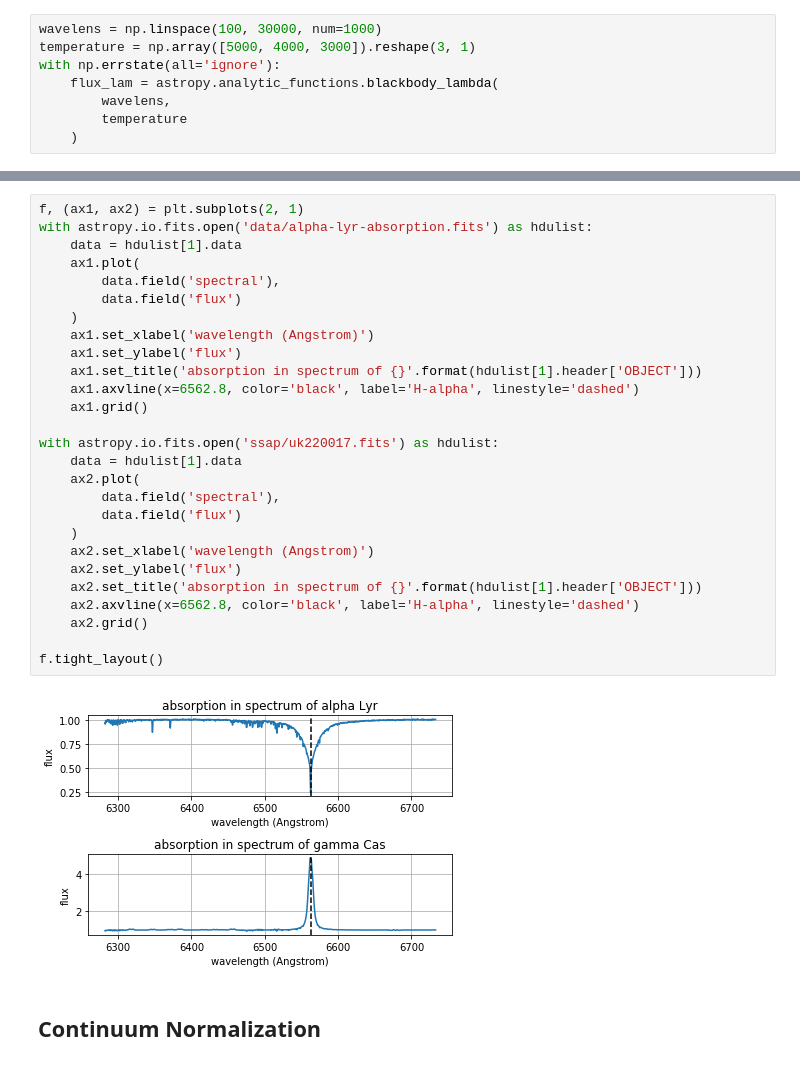
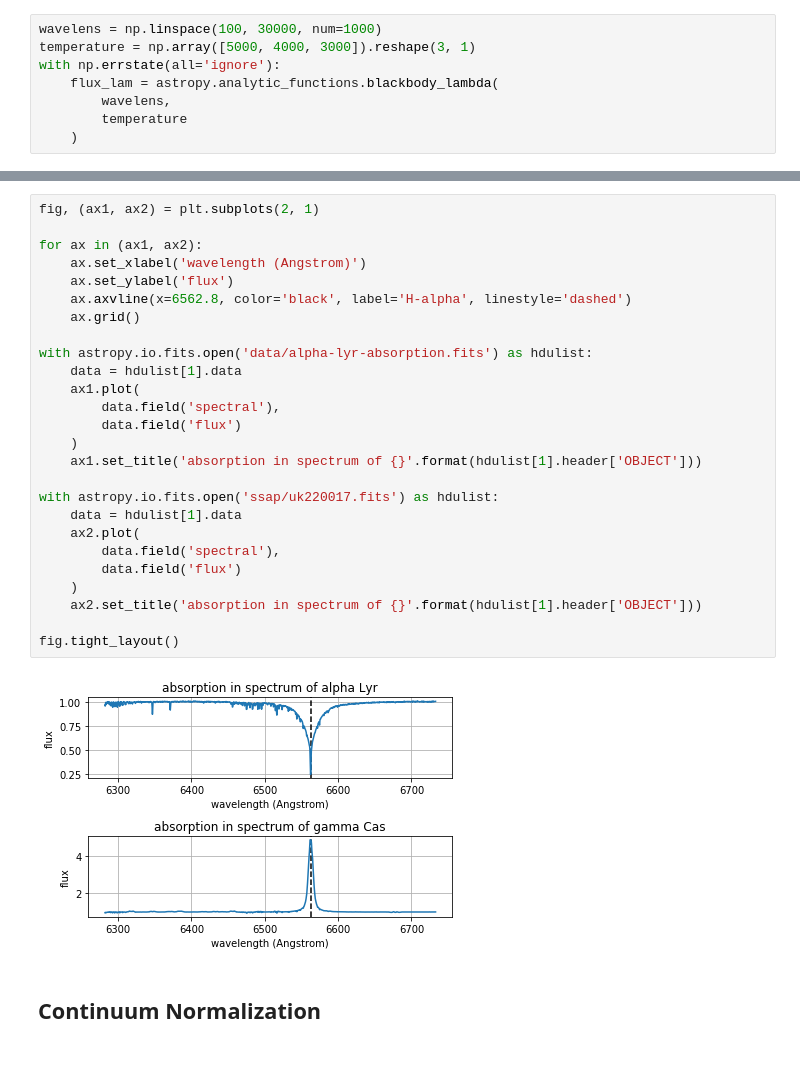
Before and after one commit to podondra/bt-spectraldl, a Jupyter notebook: notebooks/00-spectroscopy.ipynb, the cells around one changed output, grey strips where cells are left out. Cells and saved outputs as stored; diff of their text form.

```diff
--- a/notebooks/00-spectroscopy.ipynb
+++ b/notebooks/00-spectroscopy.ipynb
@@ -112,32 +55,31 @@ continuum spectrum.
 # %%
-f, (ax1, ax2) = plt.subplots(2, 1)
+fig, (ax1, ax2) = plt.subplots(2, 1)
+
+for ax in (ax1, ax2):
+    ax.set_xlabel('wavelength (Angstrom)')
+    ax.set_ylabel('flux')
+    ax.axvline(x=6562.8, color='black', label='H-alpha', linestyle='dashed')
+    ax.grid()
+
 with astropy.io.fits.open('data/alpha-lyr-absorption.fits') as hdulist:
     data = hdulist[1].data
     ax1.plot(
         data.field('spectral'),
         data.field('flux')
     )
-    ax1.set_xlabel('wavelength (Angstrom)')
-    ax1.set_ylabel('flux')
     ax1.set_title('absorption in spectrum of {}'.format(hdulist[1].header['OBJECT']))
-    ax1.axvline(x=6562.8, color='black', label='H-alpha', linestyle='dashed')
-    ax1.grid()
 
 with astropy.io.fits.open('ssap/uk220017.fits') as hdulist:
     data = hdulist[1].data
     ax2.plot(
         data.field('spectral'),
         data.field('flux')
     )
-    ax2.set_xlabel('wavelength (Angstrom)')
-    ax2.set_ylabel('flux')
     ax2.set_title('absorption in spectrum of {}'.format(hdulist[1].header['OBJECT']))
-    ax2.axvline(x=6562.8, color='black', label='H-alpha', linestyle='dashed')
-    ax2.grid()
 
-f.tight_layout()
+fig.tight_layout()
 # %% [output]
-[figure, old version]
+[figure, new version]
 # %% [markdown]
 ## Continuum Normalization
 # %%
```
Also changed, not shown: parts of 8 cells of this notebook.
